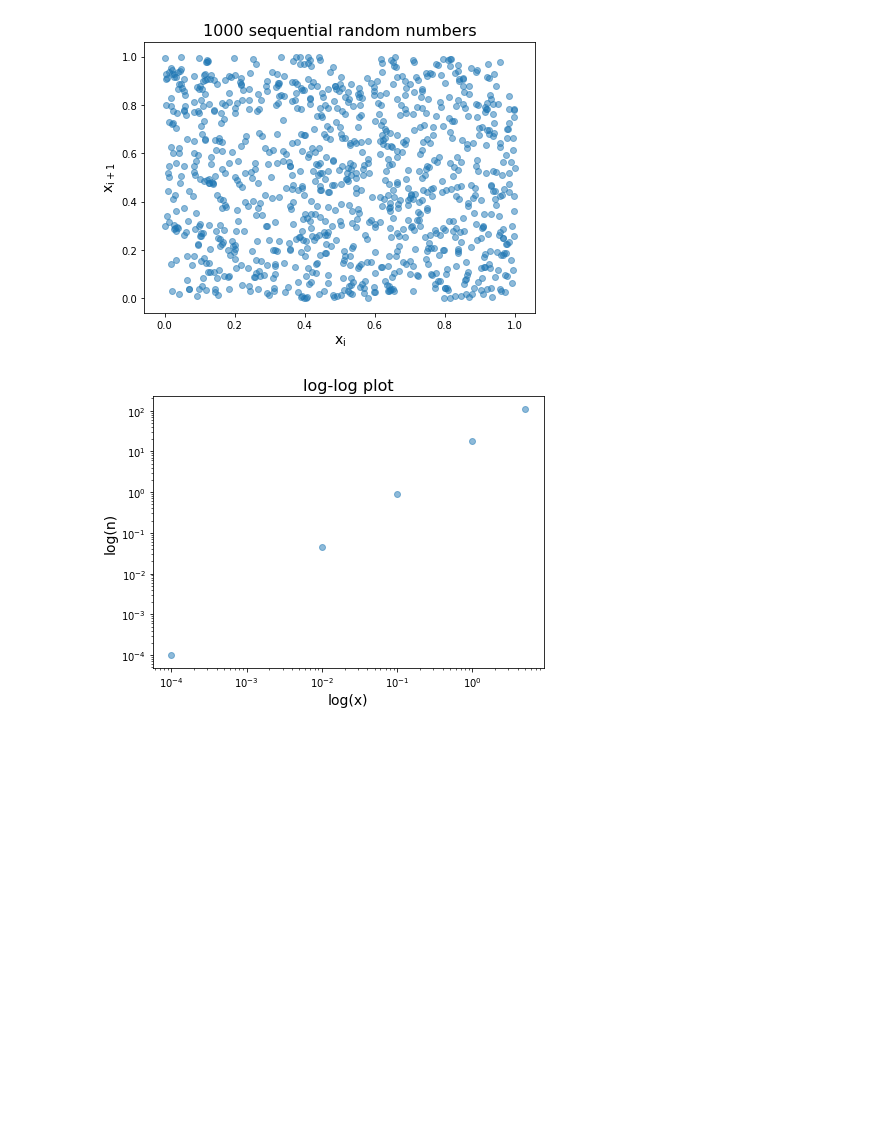
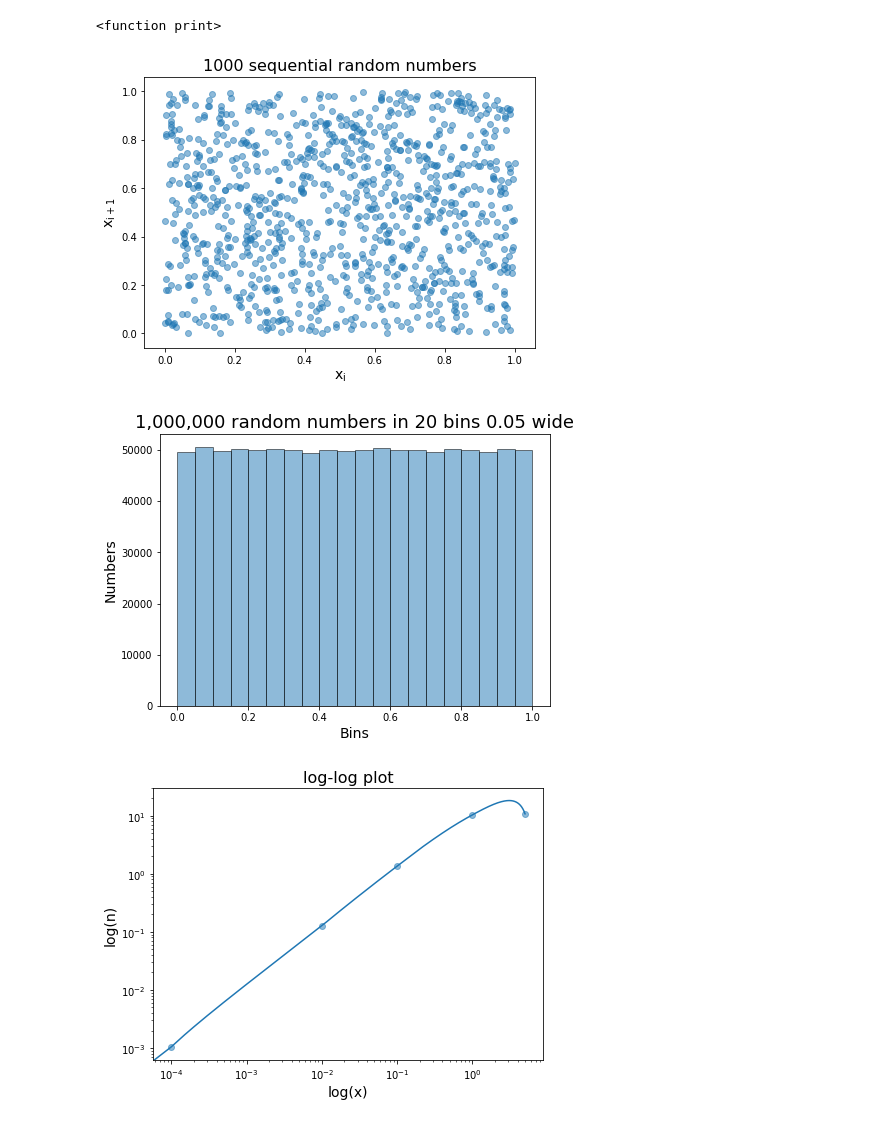
Before and after one commit to ruoyanwangdr/Numerical-Recipes-In-Astrophysics, a Jupyter notebook: handin1.ipynb, the cells around one changed output. Cells and saved outputs as stored; diff of their text form; code cells hidden in the pictures; blank space fills up the shorter version.

Commit message:
Update interpolation

```diff
--- a/handin1.ipynb
+++ b/handin1.ipynb
@@ -58,22 +58,21 @@ print()
 
 # Set seed.
 # Once during the entire iteration.
-I0=123456
-print('Seed set to '+str(I0))
-print()
+I0=19950127
+print('Seed = '+str(I0))
 
 # All three methods from lecture slides are combined by applying
 # the input as the output of the previous method.
 
 # (Multip.) Linear Congruential Generators.
-# Parameters acquired from lecture slides.
-def lcg(I=I0, m=2**64-1, a=5667594924, c=1013904223):
+def lcg(I=I0, m=2**64-1, a=56675949247, c=10139042236):
 
     global I0
     I0 = (a*I0 + c) % m
     return I0
 
 # Multiply with Carry (MWC) with base b = 2**32.
+# Parameters acquired from lecture slides.
 def mwc(a=4294957665):
 
     # Use the output of LCG as the input of MWC.
@@ -81,7 +80,8 @@ def mwc(a=4294957665):
     return n
 
 # 64-bit XOR-shift.
-def xor_shift_64():
+# Parameters acquired from lecture notes.
+def xor_shift_64(a1=21, a2=35, a3=4, P=2**64-1, ):
 
     # Use the output of MWC as the input of XOR-shift.
     X = mwc()
@@ -89,10 +89,7 @@ def xor_shift_64():
     Z = mwc()
     W = mwc()
 
-    # Parameters acquired from lecture notes.
-    a1 = 21
-    a2 = 35
-    a3 = 4
+    # Set to 64-bit.
     bit64 = 0xffffffffffffffff
 
     t = X^(X<<a2) & bit64 # Keep in 64-bit.
@@ -101,13 +98,11 @@ def xor_shift_64():
     Z = W
     W = W^(W>>a1)^t^(t>>a3) & bit64 # Keep in 64-bit.
 
-    P = 2**64-1
+    return W / P # Gernerate numbers between 0 and 1.
 
-    return W / P # Gernerate numbers between 0 and 1.
 
 # Plot first 1000 numbers generated.
 print('Plot 1000 sequential random numbers against each other.')
-print()
 
 # Create two empty arrays and append x_i and x_i+1 later.
 x_i = []
@@ -125,26 +120,26 @@ plt.xlabel('x$_{\mathrm{i}}$', fontsize=14)
 plt.ylabel('x$_{\mathrm{i+1}}$', fontsize=14)
 plt.scatter(x_i, x_i_plus_1, alpha=0.5)
 
-'''
 # Put 1000000 random numbers in 20 bins with 0.05 wide and plot them.
 print('Plot 1000000 random numbers in 20 bins 0.05 wide.')
 
 # Create an empty array to append 1000000 numbers.
-a_million = []
+one_million = []
 
 # Append the 1000000 random numbers.
 for i in range(1000000):
-    a_million.append(xor_shift_64())
+    one_million.append(xor_shift_64())
 
 # Bin and plot.
 plt.figure(figsize=(7,5))
 plt.title('1,000,000 random numbers in 20 bins 0.05 wide', fontsize=18)
 plt.xlabel('Bins', fontsize=14)
 plt.ylabel('Numbers', fontsize=14)
-plt.hist(a_million, bins=20, alpha=0.5, histtype='bar', ec='black')
-'''
+plt.hist(one_million, bins=20, alpha=0.5, histtype='bar', ec='black')
+
 
 ### Prob 2. Satellite galaxies.
+print()
 print('Prob 2. Satellite galaxies.')
 
 
@@ -153,6 +148,9 @@ print('a) Numerical integration')
 print()
 
 # Generate random numbers as required.
+#a = (2.5-1.1)*one_million[222]+1.1
+#b = (2-0.5)*one_million[4068]+0.5
+#c = (4-1.5)*one_million[13123]+1.5
 a = (2.5-1.1)*xor_shift_64()+1.1
 b = (2-0.5)*xor_shift_64()+0.5
 c = (4-1.5)*xor_shift_64()+1.5
@@ -208,19 +206,20 @@ print('n(1) = '+str(density_profile(1)))
 print('n(5) = '+str(density_profile(5)))
 
 # Create lists for plotting.
-x_range = [1.e-4, 1.e-2, 1.e-1, 1, 5]
-n_value = []
+radius = [1.e-4, 1.e-2, 1.e-1, 1, 5]
+density = []
 
 # Append values and plot.
-for i in range(len(x_range)):
-    n_value.append(density_profile(x_range[i]))
+for i in range(len(radius)):
+    density.append(density_profile(radius[i]))
+
 plt.figure(figsize=(7,5))
 plt.title('log-log plot', fontsize=16)
 plt.xlabel('log(x)', fontsize=14)
 plt.ylabel('log(n)', fontsize=14)
 plt.xscale('log') # log scale for x
 plt.yscale('log') # log scale for y
-plt.scatter(x_range, n_value, alpha=0.5)
+plt.scatter(radius, density, alpha=0.5)
 
 
 # Choose interpolation method to be cubic spline.
@@ -289,11 +288,19 @@ def cubic_spline(x, y, N):
         h = x[upper_bound] - x[lower_bound]
         a = (x[upper_bound] - xout[i])/h
         b = (xout[i] - x[lower_bound])/h
-        yy = (a*y[lower_bound]+b*y[upper_bound] + ((a**3-a)*f[lower_bound] +
+        yout[i] = (a*y[lower_bound]+b*y[upper_bound] + ((a**3-a)*f[lower_bound] +
                  (b**3-b)*f[upper_bound])*(h*h)/6.)
-        yout[i]=yy
 
     return xout, yout
+
+# Perform interpolation and plot.
+interp_density = cubic_spline(radius, density, 100000)
+plt.plot(interp_density[0], interp_density[1])
+
+# Part c)
+print()
+print('c) Numerical differentiation')
+print
 # %% [output]
 NUMERICAL RECIPES FOR ASTROPHYSICS - SPRING 2019
 First hand-in exercise
@@ -315,2 +322,4 @@ n(5) = 110.02584074422566
+<function print>
-[figure, old version]
+[figure, new version]
-[figure, old version]
+[figure, new version]
+[figure, added]
```
Also changed, not shown: parts of 1 cell of this notebook.
